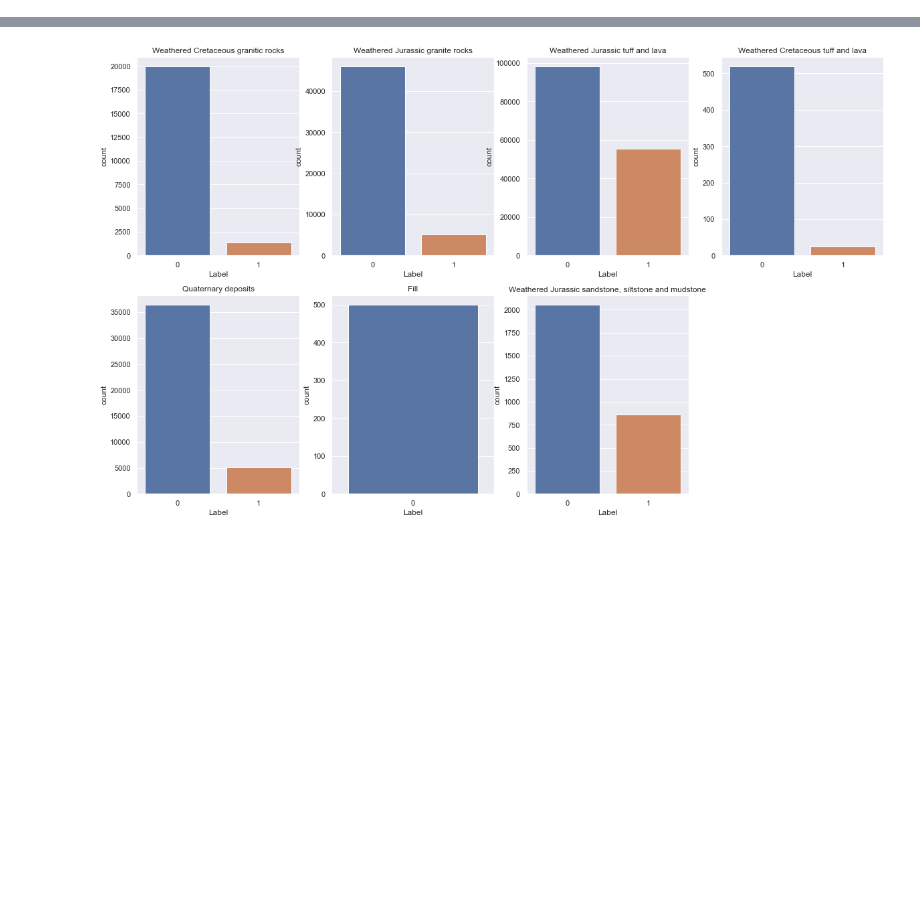
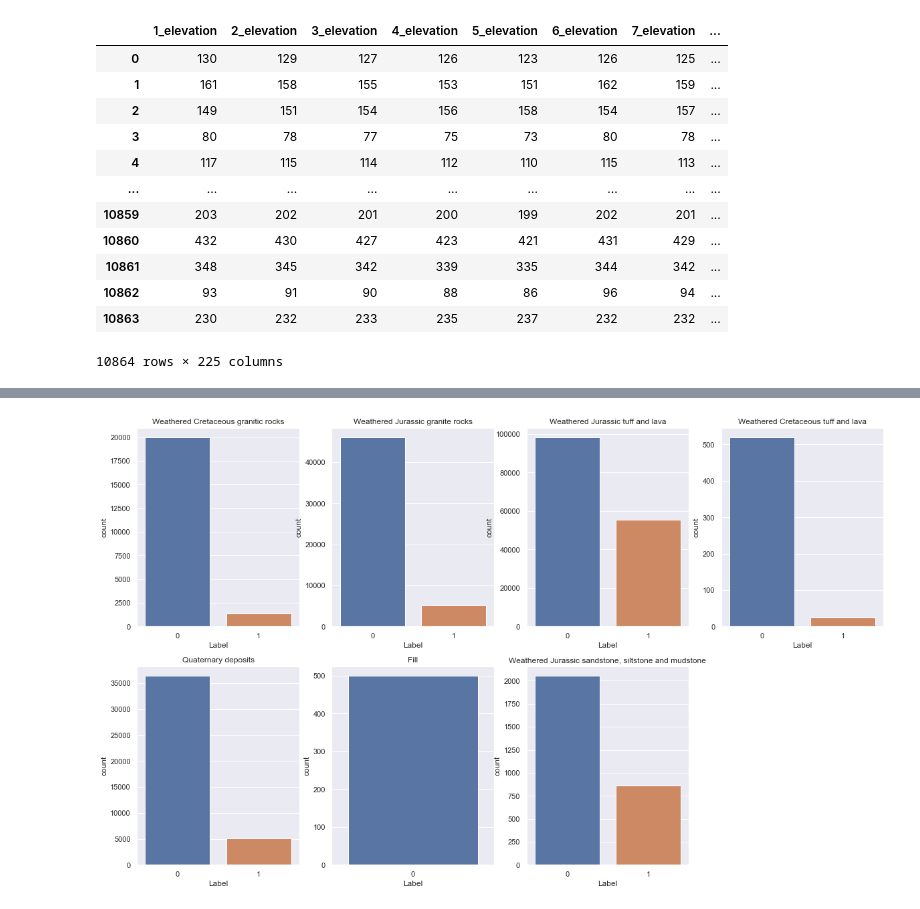
Before and after one commit to xSurus/startHack, a Jupyter notebook: finn.ipynb, the cells around one changed output, grey strips where cells are left out. Saved outputs shown, nothing was run; the diff lists cells and outputs as text; code cells hidden in the pictures; blank space fills up the shorter version.

```diff
--- a/finn.ipynb
+++ b/finn.ipynb
@@ -19,6 +19,25 @@ sample_submission = pd.read_csv('data/SampleSubmission.csv')
 # %%
 special = ["Sample_ID", "Label"]
 original_columns = list(set(train.columns) - set(special))
+# %%
+import baseline
+reload(baseline)
+X, y = baseline.originalXy()
+X
+# %% [output]
+|  | 1_elevation | 2_elevation | 3_elevation | 4_elevation | 5_elevation | 6_elevation | 7_elevation | ... |
+| 0 | 130 | 129 | 127 | 126 | 123 | 126 | 125 | ... |
+| 1 | 161 | 158 | 155 | 153 | 151 | 162 | 159 | ... |
+| 2 | 149 | 151 | 154 | 156 | 158 | 154 | 157 | ... |
+| 3 | 80 | 78 | 77 | 75 | 73 | 80 | 78 | ... |
+| 4 | 117 | 115 | 114 | 112 | 110 | 115 | 113 | ... |
+| ... | ... | ... | ... | ... | ... | ... | ... | ... |
+| 10859 | 203 | 202 | 201 | 200 | 199 | 202 | 201 | ... |
+| 10860 | 432 | 430 | 427 | 423 | 421 | 431 | 429 | ... |
+| 10861 | 348 | 345 | 342 | 339 | 335 | 344 | 342 | ... |
+| 10862 | 93 | 91 | 90 | 88 | 86 | 96 | 94 | ... |
+| 10863 | 230 | 232 | 233 | 235 | 237 | 232 | 232 | ... |
+10864 rows × 225 columns
 # %%
 train.describe()
 # %% [output]
```
Also changed, not shown: parts of 18 cells of this notebook, 5 other files.
